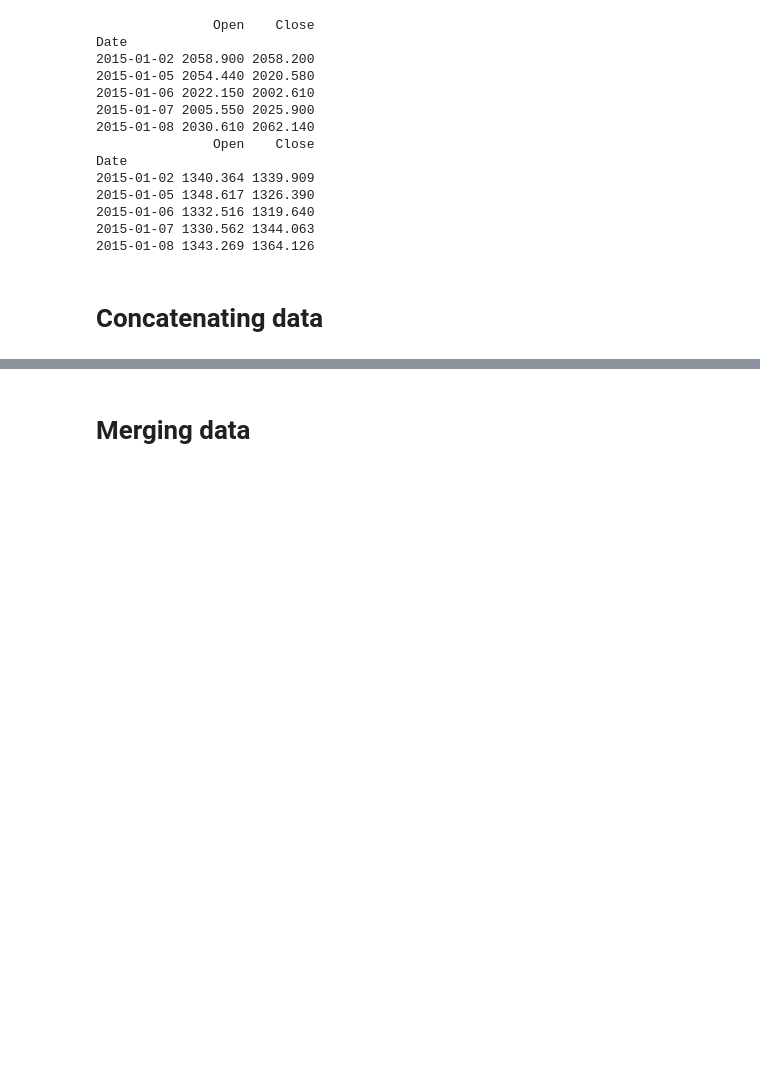
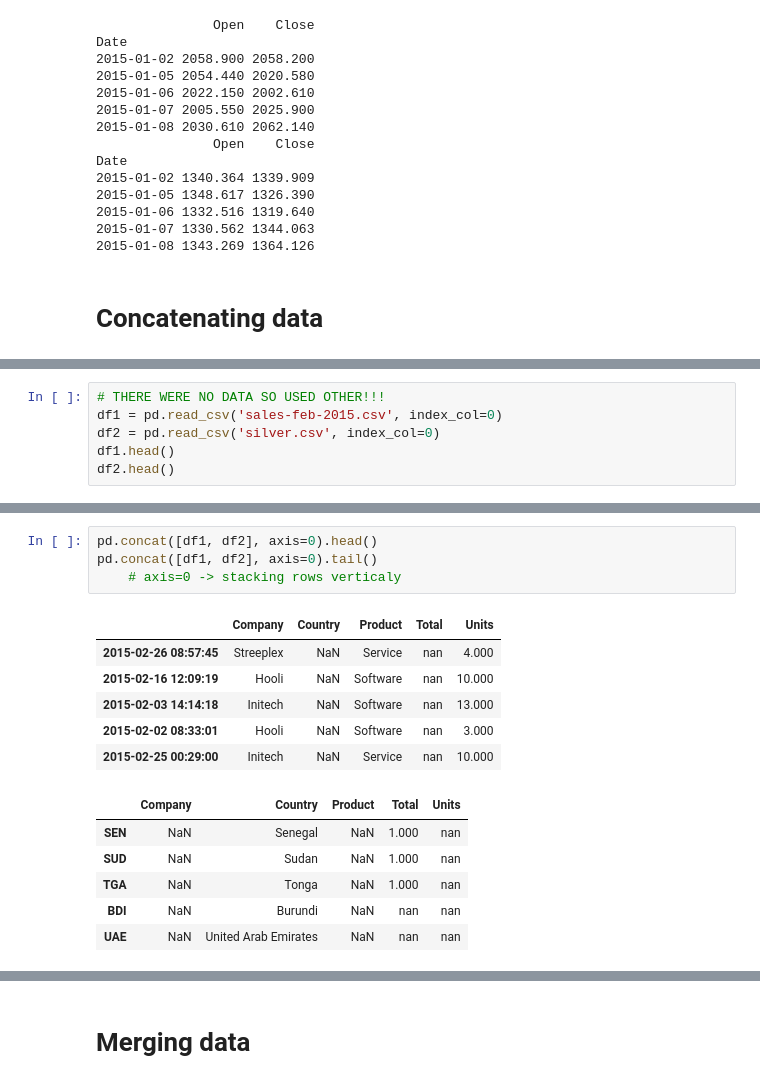
Before and after one commit to Folgir/DataCamp, a Jupyter notebook: Python_mergingDataFramesWithPandas.ipynb, the cells around one changed output, grey strips where cells are left out. Saved outputs shown, nothing was run; the diff lists cells and outputs as text; blank space fills up the shorter version.

```diff
--- a/Python_mergingDataFramesWithPandas.ipynb
+++ b/Python_mergingDataFramesWithPandas.ipynb
@@ -716,0 +876,6 @@ Date
+# %%
+# THERE WERE NO DATA SO USED OTHER!!!
+df1 = pd.read_csv('sales-feb-2015.csv', index_col=0)
+df2 = pd.read_csv('silver.csv', index_col=0)
+df1.head()
+df2.head()
@@ -716,0 +912,17 @@ Date
+# %%
+pd.concat([df1, df2], axis=0).head()
+pd.concat([df1, df2], axis=0).tail()
+    # axis=0 -> stacking rows verticaly
+# %% [output]
+|  | Company | Country | Product | Total | Units |
+| 2015-02-26 08:57:45 | Streeplex | NaN | Service | nan | 4.000 |
+| 2015-02-16 12:09:19 | Hooli | NaN | Software | nan | 10.000 |
+| 2015-02-03 14:14:18 | Initech | NaN | Software | nan | 13.000 |
+| 2015-02-02 08:33:01 | Hooli | NaN | Software | nan | 3.000 |
+| 2015-02-25 00:29:00 | Initech | NaN | Service | nan | 10.000 |
+|  | Company | Country | Product | Total | Units |
+| SEN | NaN | Senegal | NaN | 1.000 | nan |
+| SUD | NaN | Sudan | NaN | 1.000 | nan |
+| TGA | NaN | Tonga | NaN | 1.000 | nan |
+| BDI | NaN | Burundi | NaN | nan | nan |
+| UAE | NaN | United Arab Emirates | NaN | nan | nan |
```
Also changed, not shown: parts of 40 cells of this notebook.
